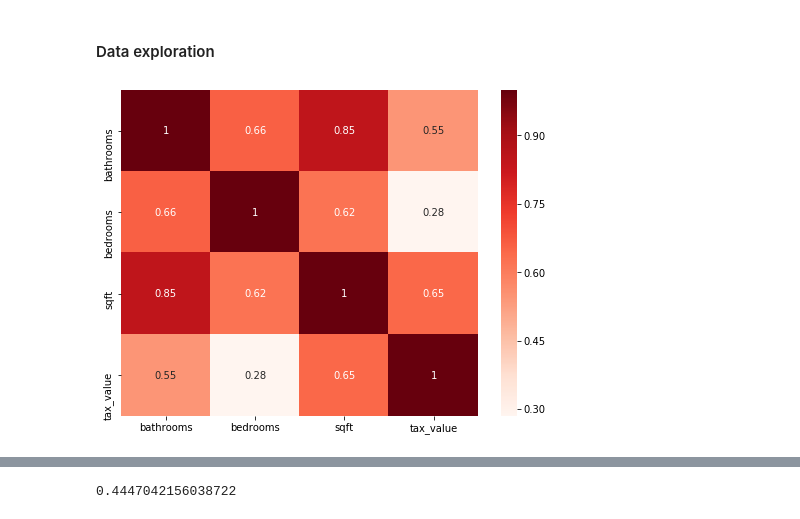
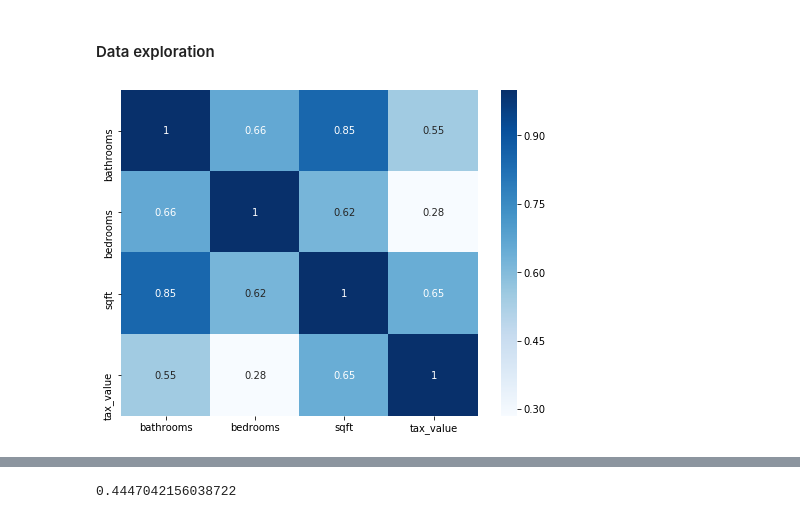
Before and after one commit to JefferyRoeder/zillow_project, a Jupyter notebook: model1.ipynb, the cells around one changed output, grey strips where cells are left out. Saved outputs shown, nothing was run; the diff lists cells and outputs as text; code cells hidden in the pictures.

```diff
--- a/model1.ipynb
+++ b/model1.ipynb
@@ -171,11 +171,11 @@ train.head()
 #### Data exploration
 # %%
 plt.figure(figsize=(8,6))
-cor = train.corr()
-sns.heatmap(cor,annot=True,cmap=plt.cm.Reds)
+cor = train[['bathrooms','bedrooms','sqft','tax_value']].corr()
+sns.heatmap(cor,annot=True,cmap=plt.cm.Blues)
 plt.show()
 # %% [output]
-[figure, old version]
+[figure, new version]
 # %%
 import statsmodels.api as sm
 from statsmodels.formula.api import ols
```
Also changed, not shown: parts of 3 cells of this notebook, 5 other files.
